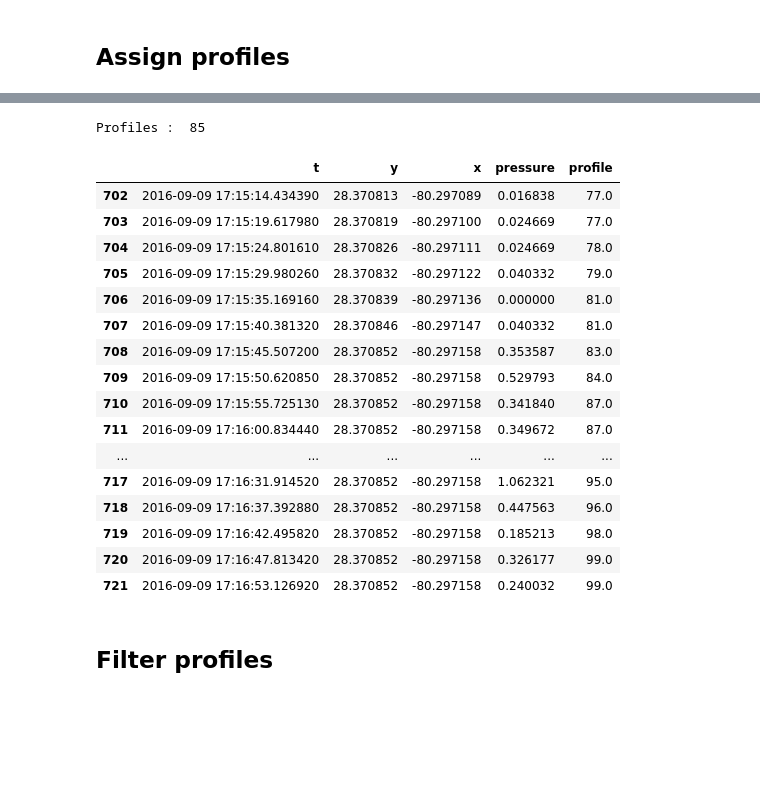
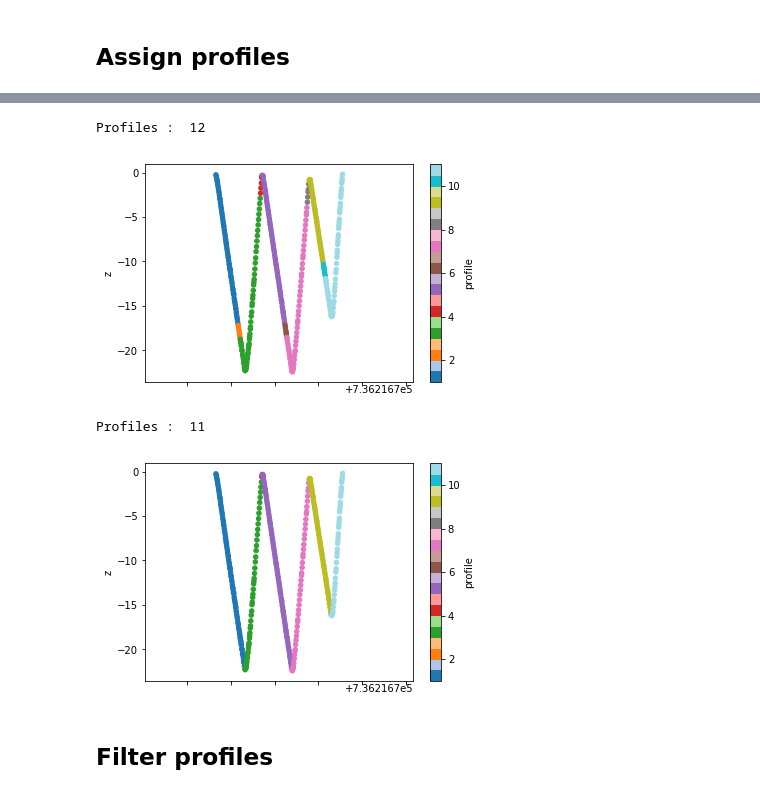
Before and after one commit to xiangling1994/GUTILS, a Jupyter notebook: docs/notebooks/0002 - Analyzing the standard DataFrames.ipynb, the cells around one changed output, grey strips where cells are left out. Drawn from its saved outputs; the diff is of its cells as text; code cells hidden in the pictures; blank space fills up the shorter version.

```diff
--- a/docs/notebooks/0002 - Analyzing the standard DataFrames.ipynb
+++ b/docs/notebooks/0002 - Analyzing the standard DataFrames.ipynb
@@ -9,3 +3,19 @@ logger.setLevel(logging.DEBUG)
+# %%
+%matplotlib inline
+from IPython.lib.pretty import pprint
+import logging
+logger = logging.getLogger('gutils')
+logger.handlers = [logging.StreamHandler()]
+logger.setLevel(logging.DEBUG)
+
+def plot_profiles(default_df):
+    import matplotlib.dates as mpd
+    import matplotlib.pyplot as plt
+    df = default_df.copy()
+    df['z'] = df.z.values * -1
+    df['t'] = mpd.date2num(df.t.dt.to_pydatetime())
+    df.plot.scatter(x='t', y='z', c='profile', cmap='tab20')
+    plt.show()
 # %% [markdown]
 ### Load a DataFrame of standardized data
 # %%
@@ -98,32 +87,16 @@ Profiles :  18
+# %%
+print('Profiles : ', len(profiled_1.profile.unique()))
+plot_profiles(profiled_1)
+# %% [output]
+Profiles :  12
+[figure, added]
 # %%
 # Shorten the time window for a profile to 2 seconds
 profiled_2 = assign_profiles(standard, tsint=2)
 print('Profiles : ', len(profiled_2.profile.unique()))
-profiled_2.tail(20)[[
-    't',
-    'y',
-    'x',
-    'pressure',
-    'profile'
-]]
+plot_profiles(profiled_2)
 # %% [output]
-Profiles :  85
+Profiles :  11
-|  | t | y | x | pressure | profile |
-| 702 | 2016-09-09 17:15:14.434390 | 28.370813 | -80.297089 | 0.016838 | 77.0 |
-| 703 | 2016-09-09 17:15:19.617980 | 28.370819 | -80.297100 | 0.024669 | 77.0 |
-| 704 | 2016-09-09 17:15:24.801610 | 28.370826 | -80.297111 | 0.024669 | 78.0 |
-| 705 | 2016-09-09 17:15:29.980260 | 28.370832 | -80.297122 | 0.040332 | 79.0 |
-| 706 | 2016-09-09 17:15:35.169160 | 28.370839 | -80.297136 | 0.000000 | 81.0 |
-| 707 | 2016-09-09 17:15:40.381320 | 28.370846 | -80.297147 | 0.040332 | 81.0 |
-| 708 | 2016-09-09 17:15:45.507200 | 28.370852 | -80.297158 | 0.353587 | 83.0 |
-| 709 | 2016-09-09 17:15:50.620850 | 28.370852 | -80.297158 | 0.529793 | 84.0 |
-| 710 | 2016-09-09 17:15:55.725130 | 28.370852 | -80.297158 | 0.341840 | 87.0 |
-| 711 | 2016-09-09 17:16:00.834440 | 28.370852 | -80.297158 | 0.349672 | 87.0 |
-| ... | ... | ... | ... | ... | ... |
-| 717 | 2016-09-09 17:16:31.914520 | 28.370852 | -80.297158 | 1.062321 | 95.0 |
-| 718 | 2016-09-09 17:16:37.392880 | 28.370852 | -80.297158 | 0.447563 | 96.0 |
-| 719 | 2016-09-09 17:16:42.495820 | 28.370852 | -80.297158 | 0.185213 | 98.0 |
-| 720 | 2016-09-09 17:16:47.813420 | 28.370852 | -80.297158 | 0.326177 | 99.0 |
-| 721 | 2016-09-09 17:16:53.126920 | 28.370852 | -80.297158 | 0.240032 | 99.0 |
+[figure, added]
 # %% [markdown]
 ## Filter profiles
```
Also changed, not shown: parts of 14 cells of this notebook, 2 other files.
